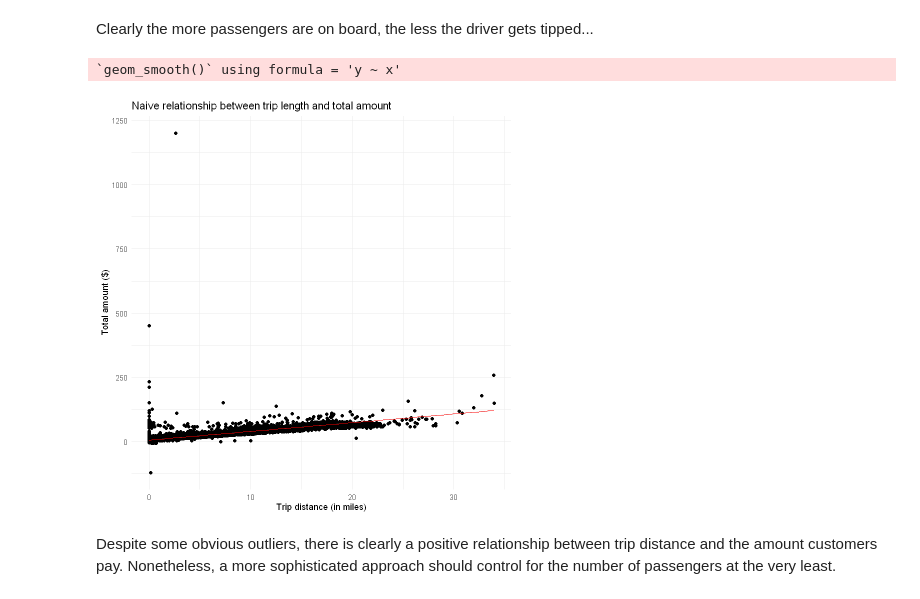
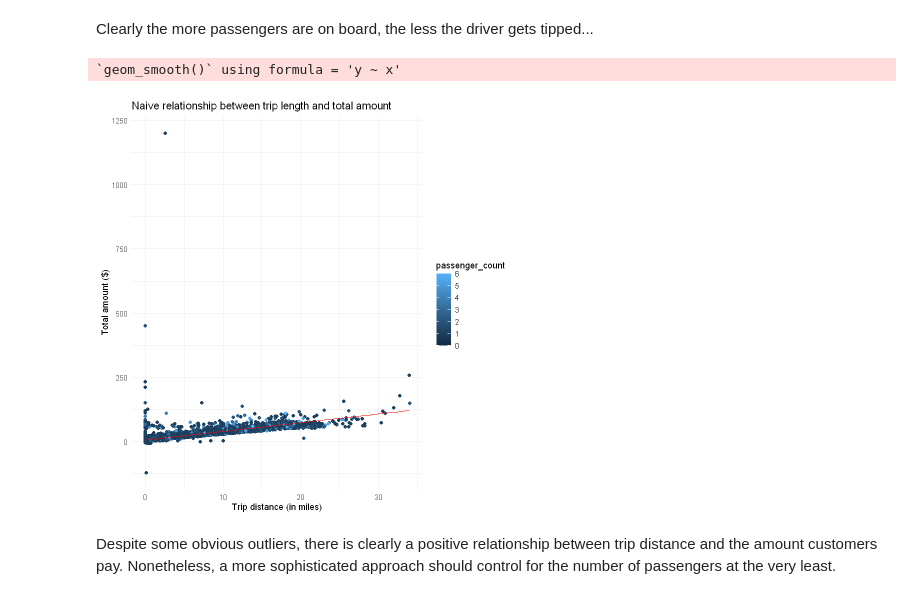
Before and after one commit to tros01/google_advanced_data_analytics, a Jupyter notebook: ga2_tlc_r.ipynb, the cells around one changed output. Drawn from its saved outputs; the diff is of its cells as text; code cells hidden in the pictures.

```diff
--- a/ga2_tlc_r.ipynb
+++ b/ga2_tlc_r.ipynb
@@ -477,17 +477,17 @@ ggplot(data = avg_tip_per_capita, aes(x = passenger_count, y = avg_tip_per_capit
 Clearly the more passengers are on board, the less the driver gets tipped...
 # %%
 # Naive relationship between trip length and total amount
-ggplot(data = df, aes(x = trip_distance, y = total_amount)) +
+ggplot(data = df, aes(x = trip_distance, y = total_amount, color = passenger_count)) +
     geom_point() +
     geom_smooth(method = "lm", color="red", linewidth=0.5, alpha=0.3) +
     theme_minimal() +
     labs(
         title = "Naive relationship between trip length and total amount",
         x = "Trip distance (in miles)",
         y = "Total amount ($)"
     )
 # %% [output]
 `geom_smooth()` using formula = 'y ~ x'
-[figure, old version]
+[figure, new version]
 # %% [markdown]
 Despite some obvious outliers, there is clearly a positive relationship between trip distance and the amount customers pay. Nonetheless, a more sophisticated approach should control for the number of passengers at the very least.
```
